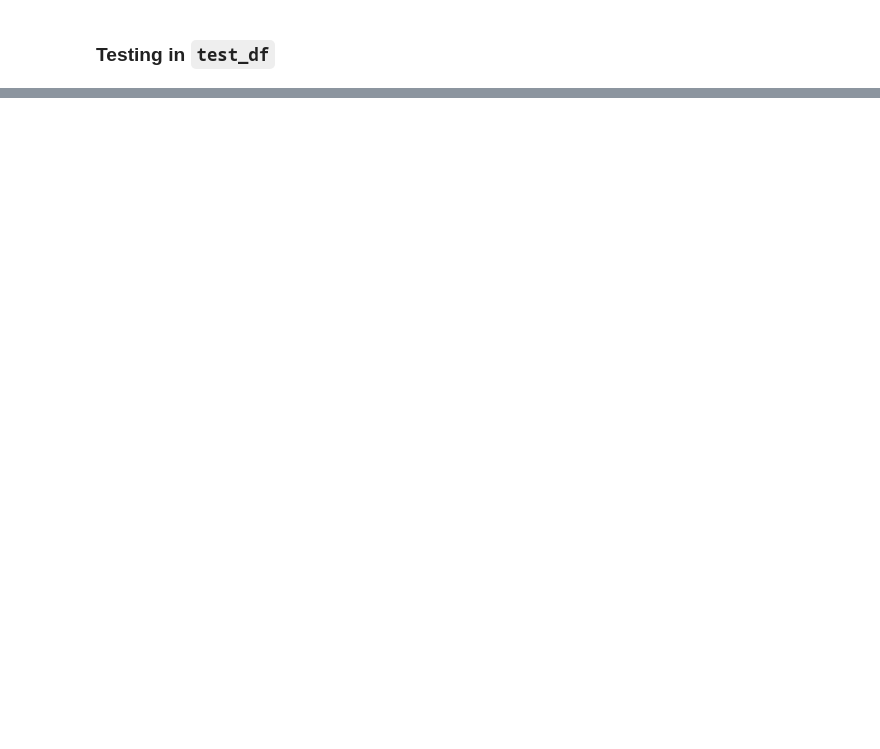
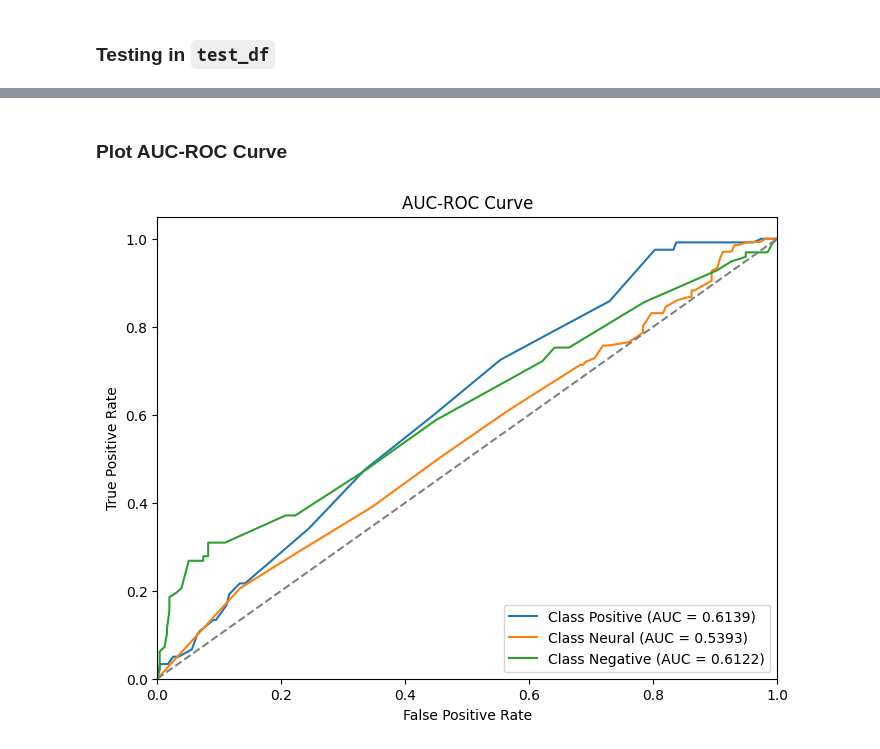
Before and after one commit to quochieu586/ML_capybara, a Jupyter notebook: src/models/naive_bayes_model/bayesian_model.ipynb, the cells around one changed output, grey strips where cells are left out. Cells and saved outputs as stored; diff of their text form; code cells hidden in the pictures; blank space fills up the shorter version.

```diff
--- a/src/models/naive_bayes_model/bayesian_model.ipynb
+++ b/src/models/naive_bayes_model/bayesian_model.ipynb
@@ -393,0 +396,8 @@ F1 score:  0.3909348441926346
+# %% [markdown]
+### Plot AUC-ROC Curve
+# %%
+y_pred_prob = model.predict_proba(X_test)
+
+plot_roc_auc(y_test, y_pred_prob, classes=["Positive", "Neural", "Negative"])
+# %% [output]
+[figure, added]
```
Also changed, not shown: parts of 10 cells of this notebook, 2 other files.
